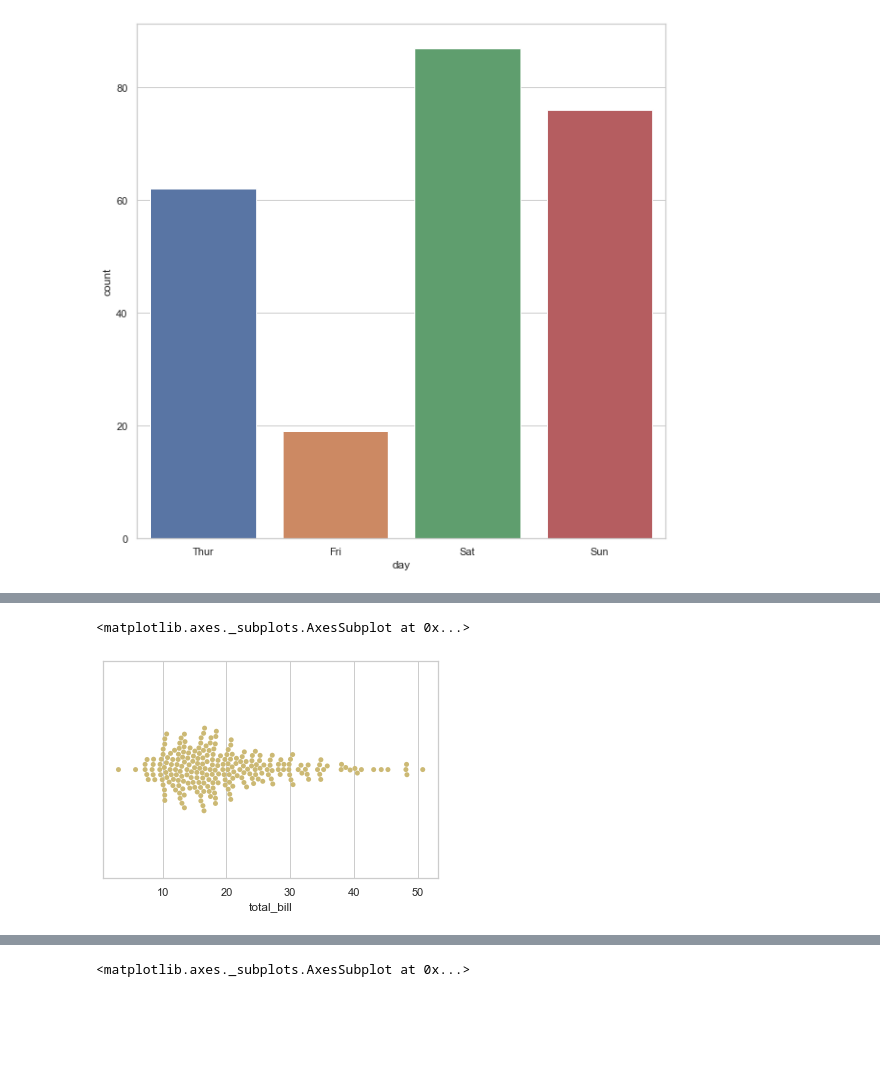
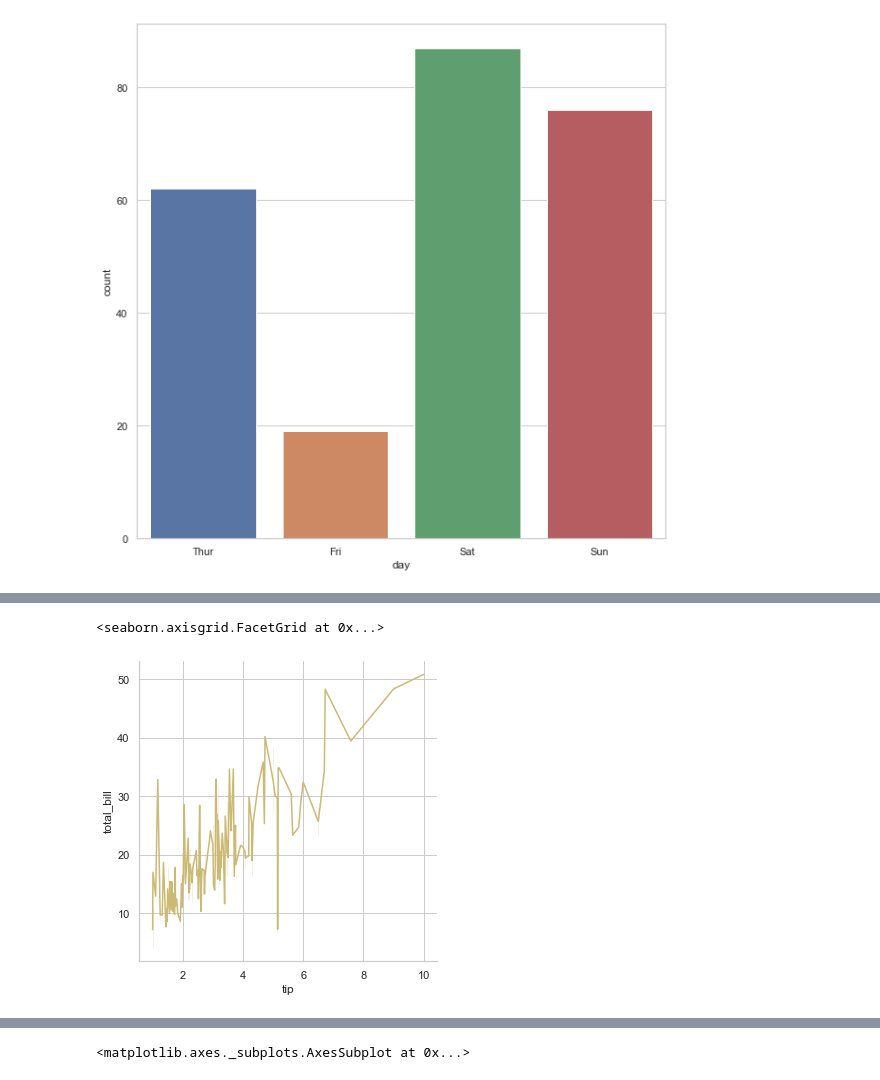
Before and after one commit to garycunningham89/fundamentalsdataanalysis, a Jupyter notebook: Fundamentals of Data Analysis.ipynb, the cells around one changed output, grey strips where cells are left out. Saved outputs shown, nothing was run; the diff lists cells and outputs as text; code cells hidden in the pictures; blank space fills up the shorter version.

```diff
--- a/Fundamentals of Data Analysis.ipynb
+++ b/Fundamentals of Data Analysis.ipynb
@@ -63,3 +62,8 @@ from scipy import stats
+# %%
+#allow inline interactive matplotlib plots
+%matplotlib inline
+#setting style of graphs in seaborn
+sns.set(style="whitegrid")
 # %% [markdown]
 Nextly, to import the dataset we can use either pandas read_csv file and import from the URL as shown below:
 
@@ -349,6 +367,6 @@ Firstly the following graphs using the swarmplot() seaborn function, shows the r
 # %%
-#swarm plot showing the total_bill column in the tips dataset
-sns.swarmplot(x = "total_bill", data=tips, color= 'y')
+#using relplot and line type to plot the variables in the tip and total_bill column against each other
+sns.relplot(x="tip", y="total_bill", data=tips, kind = "line", color='y')
 # %% [output]
-<matplotlib.axes._subplots.AxesSubplot at 0x...>
+<seaborn.axisgrid.FacetGrid at 0x...>
-[figure, old version]
+[figure, new version]
```
Also changed, not shown: parts of 51 cells of this notebook, 1 other file.
